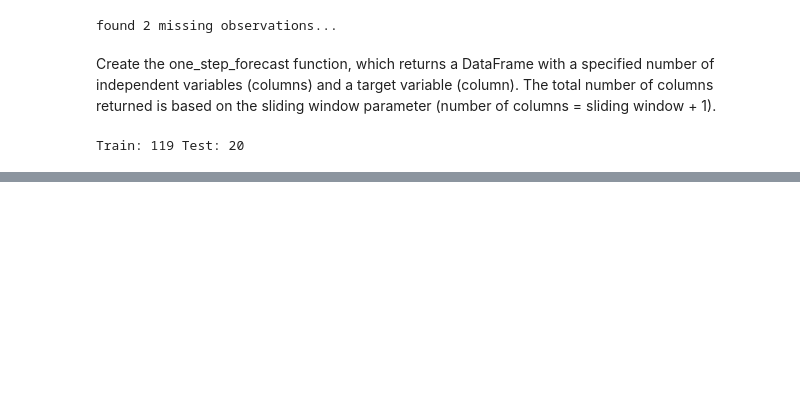
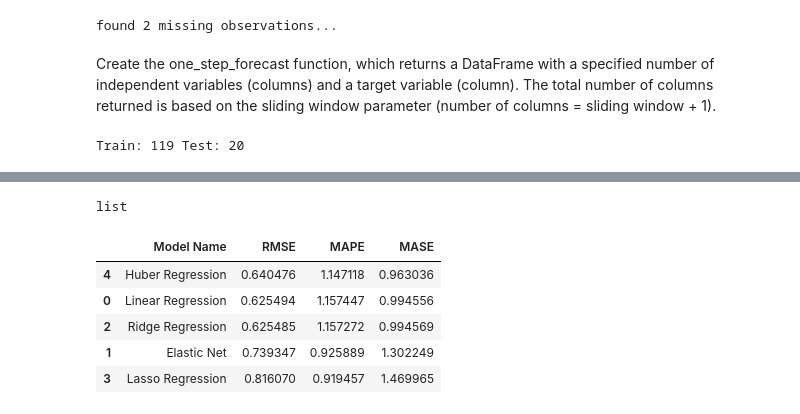
Before and after one commit to Jeremiah-Katumo/dsa, a Jupyter notebook: 3-time-series/10-forecasting-using-unsupervised-ml.ipynb, the cells around one changed output, grey strips where cells are left out. Saved outputs shown, nothing was run; the diff lists cells and outputs as text; code cells hidden in the pictures; blank space fills up the shorter version.

```diff
--- a/3-time-series/10-forecasting-using-unsupervised-ml.ipynb
+++ b/3-time-series/10-forecasting-using-unsupervised-ml.ipynb
@@ -136,0 +196,5 @@ df.head()
+# %%
+mse = MeanSquaredError()
+mae = MeanAbsoluteError()
+mape = MeanAbsolutePercentageError()
+mase = MeanAbsoluteScaledError()
@@ -136,0 +238,8 @@ df.head()
+# %%
+regressors = {
+    'Linear Regression': LinearRegression(),
+    'Elastic Net': ElasticNet(0.5),
+    'Ridge Regression': Ridge(0.5),
+    'Lasso Regression': Lasso(0.5),
+    'Huber Regression': HuberRegressor()
+}
@@ -136,0 +298,17 @@ df.head()
+# %%
+type(dw_results)
+# %% [output]
+list
+# %%
+cols = ['Model Name', 'RMSE', 'MAPE', 'MASE']
+
+dw_results = pd.DataFrame(dw_results)
+
+dw_results[cols].sort_values('MASE')
+# %% [output]
+|  | Model Name | RMSE | MAPE | MASE |
+| 4 | Huber Regression | 0.640476 | 1.147118 | 0.963036 |
+| 0 | Linear Regression | 0.625494 | 1.157447 | 0.994556 |
+| 2 | Ridge Regression | 0.625485 | 1.157272 | 0.994569 |
+| 1 | Elastic Net | 0.739347 | 0.925889 | 1.302249 |
+| 3 | Lasso Regression | 0.816070 | 0.919457 | 1.469965 |
```
Also changed, not shown: parts of 40 cells of this notebook, 1 other file.
